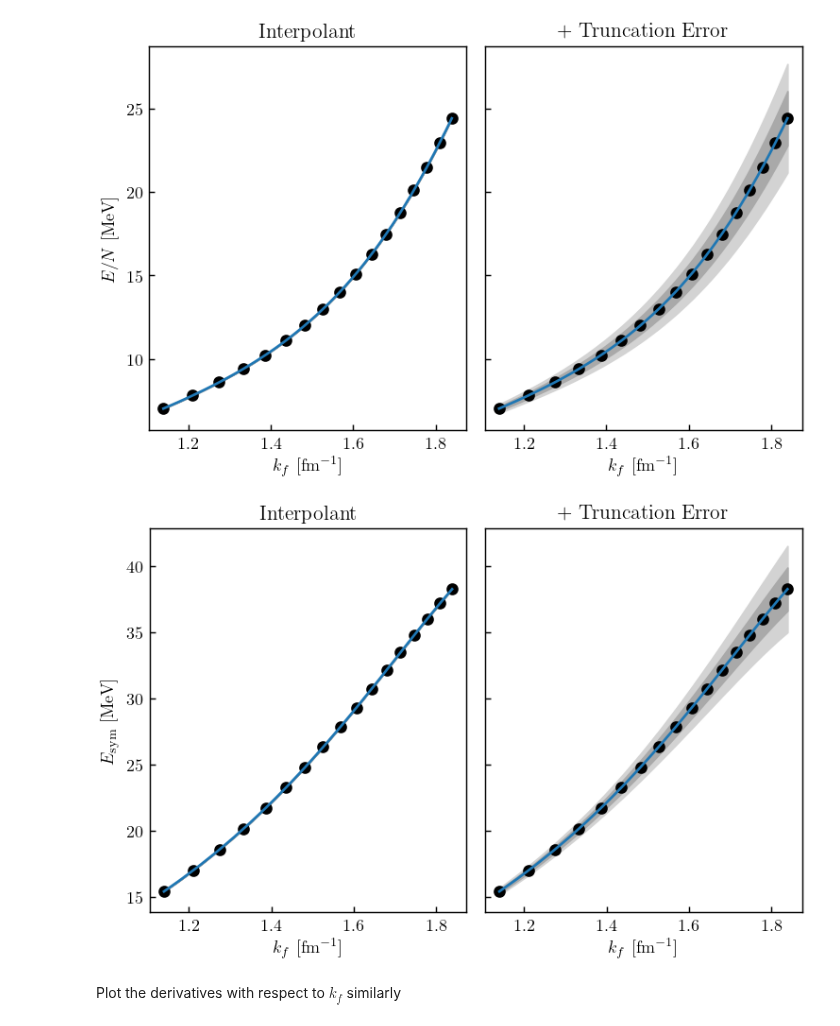
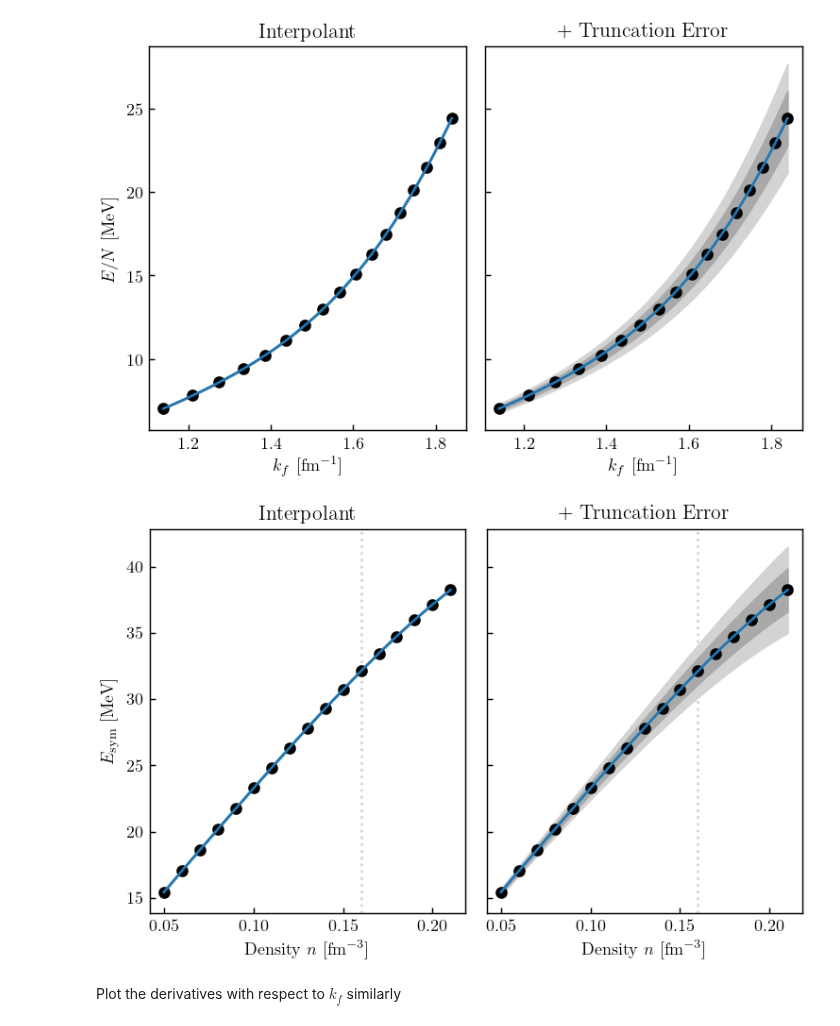
Before and after one commit to buqeye/nuclear-matter-convergence, a Jupyter notebook: analysis/derivatives-bands.ipynb, the cells around one changed output. Saved outputs shown, nothing was run; the diff lists cells and outputs as text; code cells hidden in the pictures.

```diff
--- a/analysis/derivatives-bands.ipynb
+++ b/analysis/derivatives-bands.ipynb
@@ -457,14 +501,16 @@ kernel_upper = CustomKernel(eval_kernel_upper) * matter_rbf_kernel
 # %%
+N_all = 50
+
 #neutron matter
-kf_n_all = np.linspace(kf_n[0], kf_n[-1], 50)
+kf_n_all = np.linspace(kf_n[0], kf_n[-1], N_all)
 Kf_n_all = kf_n_all[:, None]
 
 #symmetric matter
-kf_s_all = np.linspace(kf_s[0], kf_s[-1], 50)
+kf_s_all = np.linspace(kf_s[0], kf_s[-1], N_all)
 Kf_s_all = kf_s_all[:, None]
 
 #symmetry energy
-kf_d_all = np.linspace(kf_d[0], kf_d[-1], 50)
+kf_d_all = np.linspace(kf_d[0], kf_d[-1], N_all)
 Kf_d_all = kf_d_all[:, None]
 
 #incompressibility
@@ -474,24 +520,30 @@ Kf_d_all = kf_d_all[:, None]
 Begin by interpolating the data points we plotted above. This does not include truncation error yet. Also compute its derivative as before.
 # %%
 #neutron matter
-gp_n_lower = gptools.GaussianProcess(kernel_lower)
-gp_n_lower.add_data(Kf_n[:], y_n[:,-1], err_y=1e-5)
+gp_n_lower = gptools.GaussianProcess(kernel_lower_n)
+gp_n_lower.add_data(Kf_n, y_n[:,-1], err_y=1e-5)
 
 y_n_star, std_n_star = gp_n_lower.predict(Kf_n_all, return_std=True)
 y_n_star_prime, std_n_star_prime = gp_n_lower.predict(Kf_n_all, n=1, return_std=True)
 
 #symmetric matter
-gp_s_lower = gptools.GaussianProcess(kernel_lower)
-gp_s_lower.add_data(Kf_s[:], y_s[:,-1], err_y=1e-5)
+gp_s_lower = gptools.GaussianProcess(kernel_lower_s)
+gp_s_lower.add_data(Kf_s, y_s[:,-1], err_y=1e-5)
 
 y_s_star, std_s_star = gp_s_lower.predict(Kf_s_all, return_std=True)
 y_s_star_prime, std_s_star_prime = gp_s_lower.predict(Kf_s_all, n=1, return_std=True)
 # For incompressibility
 y_s_star_prime2, std_s_star_prime2 = gp_s_lower.predict(Kf_s_all, n=2, return_std=True)
 
+# We also need to covariance between y_s' and y_s''
+Kf_s_all_twice = np.concatenate((Kf_s_all, Kf_s_all))
+incomp_derivs_nums = np.concatenate((np.ones(N_all), 2*np.ones(N_all)))
+pred_s_star_prime_prime2, cov_s_star_prime_prime2 = gp_s_lower.predict(
+    Kf_s_all_twice, n=incomp_derivs_nums, return_cov=True, )
+
 #symmetry energy
-gp_d_lower = gptools.GaussianProcess(kernel_lower)
-gp_d_lower.add_data(Kf_d[:], y_d[:,-1], err_y=1e-5)
+gp_d_lower = gptools.GaussianProcess(kernel_lower_d)
+gp_d_lower.add_data(Kf_d, y_d[:,-1], err_y=1e-5)
 
 y_d_star, std_d_star = gp_d_lower.predict(Kf_d_all, return_std=True)
 y_d_star_prime, std_d_star_prime = gp_d_lower.predict(Kf_d_all, n=1, return_std=True)
@@ -583,19 +656,24 @@ fig.tight_layout()
 # %%
 fig, axes = plt.subplots(1, 2, sharey=True, sharex=True)
 ax1, ax2 = axes
-ax1.plot(kf_d, y_d[:, -1], ls='', marker='o', c='k');
-curve_plus_bands_plot(ax1, kf_d_all, y_d_star, std_d_star)
+
+ax1.plot(density, y_d[:, -1], ls='', marker='o', c='k');
+curve_plus_bands_plot(ax1, density_all, y_d_star, std_d_star)
 ax1.set_title('Interpolant')
-ax1.set_xlabel(r'$k_f$ [fm$^{-1}$]')
+# ax1.set_xlabel(r'$k_f$ [fm$^{-1}$]')
+highlight_nsat(ax1)
+ax1.set_xlabel(r"Density $n$ [fm$^{-3}$]")
 ax1.set_ylabel(r'$E_\mathrm{sym}$ [MeV]')
 
-ax2.plot(kf_d, y_d[:, -1], ls='', marker='o', c='k');
-curve_plus_bands_plot(ax2, kf_d_all, y_d_star, std_d_total_star)
+ax2.plot(density, y_d[:, -1], ls='', marker='o', c='k');
+curve_plus_bands_plot(ax2, density_all, y_d_star, std_d_total_star)
 ax2.set_title('+ Truncation Error')
-ax2.set_xlabel(r'$k_f$ [fm$^{-1}$]')
+# ax2.set_xlabel(r'$k_f$ [fm$^{-1}$]')
+ax2.set_xlabel(r"Density $n$ [fm$^{-3}$]")
+highlight_nsat(ax2)
 fig.tight_layout()
 # %% [output]
-[figure, old version]
+[figure, new version]
 # %% [markdown]
 Plot the derivatives with respect to $k_{f}$ similarly
 # %%
```
Also changed, not shown: parts of 27 cells of this notebook, 2 other files.
